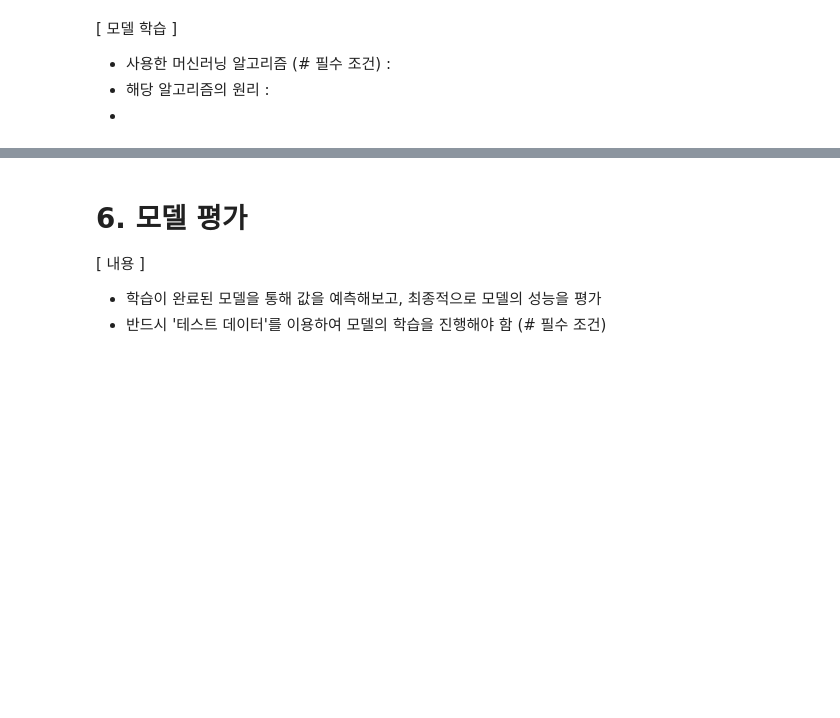
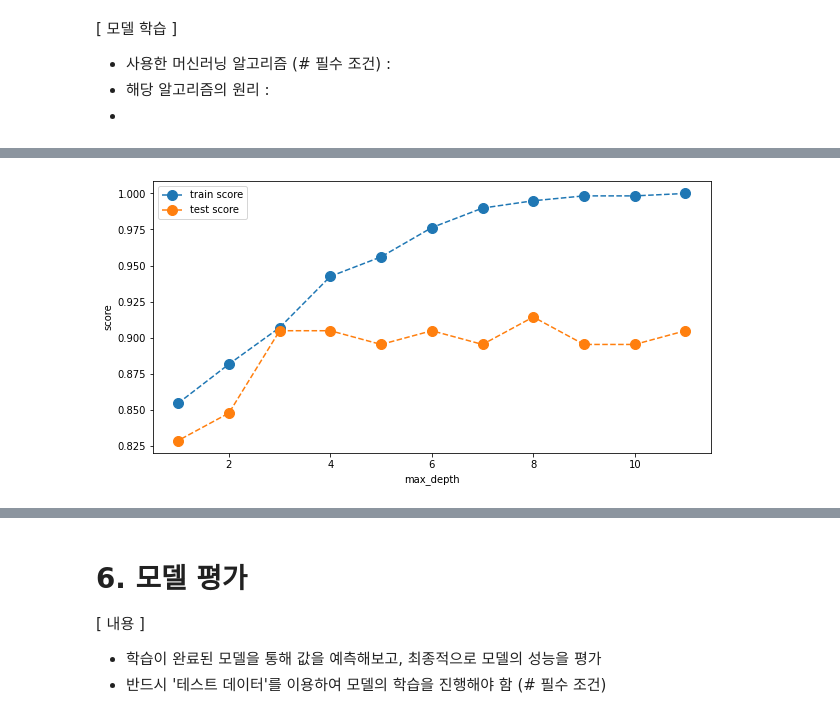
Before and after one commit to ckstmznf/2022-Sunrin-Ai-Project, a Jupyter notebook: 6조(20511_박희찬, 20514_여준혁)_인스타그램 팔로우수 예측.ipynb, the cells around one changed output, grey strips where cells are left out. Drawn from its saved outputs; the diff is of its cells as text; code cells hidden in the pictures; blank space fills up the shorter version.

```diff
--- a/6조(20511_박희찬, 20514_여준혁)_인스타그램 팔로우수 예측.ipynb
+++ b/6조(20511_박희찬, 20514_여준혁)_인스타그램 팔로우수 예측.ipynb
@@ -90,0 +187,21 @@
+# %%
+train_scores, test_scores = [], []
+tree_range = range(model_dtc_demo.get_depth(), 0, -1)
+for depth in tree_range:
+    model_dtc_test = DecisionTreeClassifier(max_depth=depth, random_state=1)
+    model_dtc_test.fit(train_input, train_target)
+
+    train_score = model_dtc_test.score(train_input, train_target)
+    test_score = model_dtc_test.score(test_input, test_target)
+    train_scores.append(train_score)
+    test_scores.append(test_score)
+
+plt.figure(figsize=(10, 5))
+plt.plot(tree_range, train_scores, "o--", markersize=10, label="train score")
+plt.plot(tree_range, test_scores, "o--", markersize=10, label="test score")
+plt.legend()
+plt.xlabel("max_depth")
+plt.ylabel("score")
+plt.show()
+# %% [output]
+[figure, added]
```
Also changed, not shown: parts of 8 cells of this notebook.
